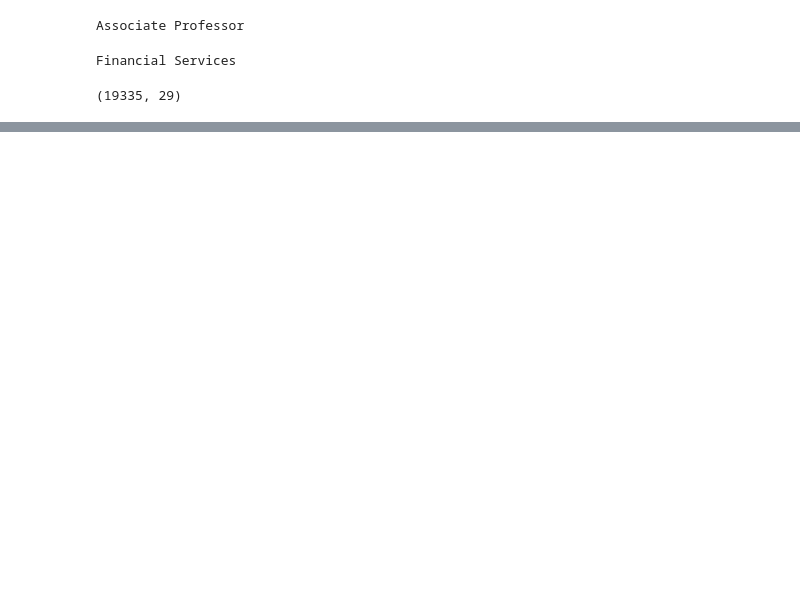
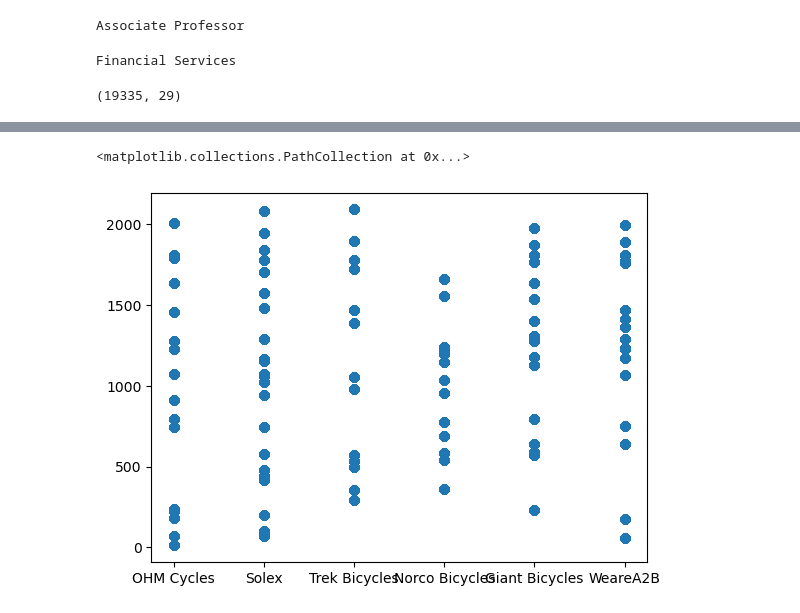
Before and after one commit to Marilyn-Rose/KPMG-Data-Analytics-and-Modelling-Project, a Jupyter notebook: KPMG for Sprocket Central Pty Ltd.ipynb, the cells around one changed output, grey strips where cells are left out. Cells and saved outputs as stored; diff of their text form; code cells hidden in the pictures; blank space fills up the shorter version.

```diff
--- a/KPMG for Sprocket Central Pty Ltd.ipynb
+++ b/KPMG for Sprocket Central Pty Ltd.ipynb
@@ -771,0 +854,6 @@ Name: transaction_date, Length: 19335, dtype: datetime64[ns]
+# %%
+
+plt.pyplot.scatter(merged_df['brand'], merged_df['list_price'])
+# %% [output]
+<matplotlib.collections.PathCollection at 0x...>
+[figure, added]
```
Also changed, not shown: parts of 37 cells of this notebook, 2 other files.
